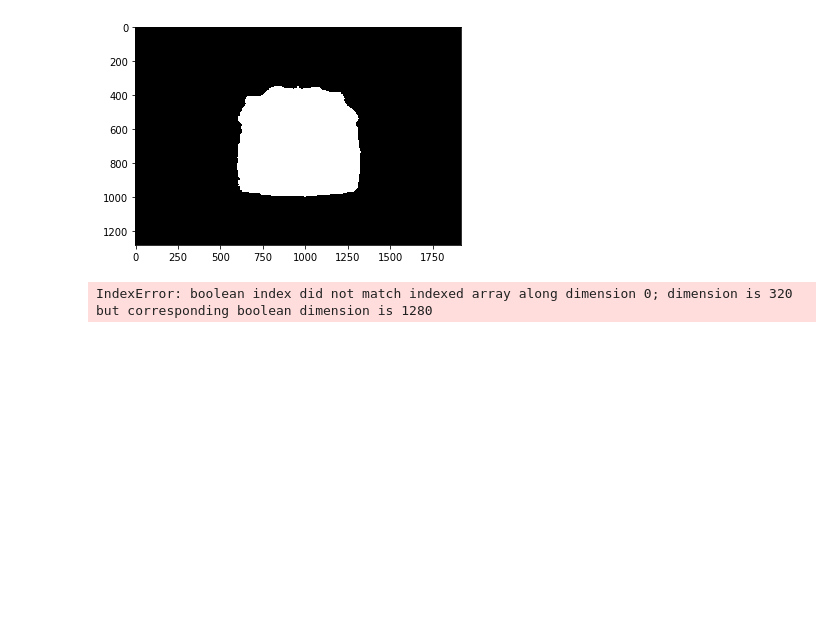
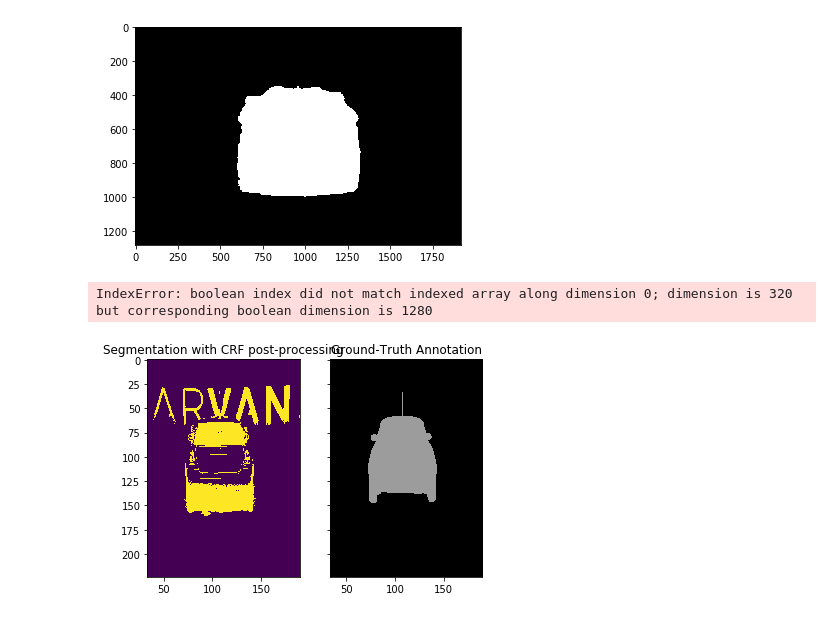
Before and after one commit to soupault/2017_kaggle_carvana, a Jupyter notebook: src/experiments.ipynb, the cells around one changed output. Cells and saved outputs as stored; diff of their text form; code cells hidden in the pictures; blank space fills up the shorter version.

```diff
--- a/src/experiments.ipynb
+++ b/src/experiments.ipynb
@@ -346,3 +344,64 @@ plt.show()
 660625 22
 [figure]
 IndexError: boolean index did not match indexed array along dimension 0; dimension is 320 but corresponding boolean dimension is 1280
+# %%
+# CRF
+import pydensecrf.densecrf as dcrf
+from pydensecrf.utils import (compute_unary,
+                              create_pairwise_bilateral,
+                              create_pairwise_gaussian,
+                              unary_from_softmax,
+                              unary_from_labels)
+
+image = imgs[0]
+
+# `final_probabilities` is a pixel wise softmax output of the DNN
+# `processed_probabilities` is who knows what
+# softmax = final_probabilities.squeeze()
+# softmax = processed_probabilities.transpose((2, 0, 1))
+# masks_pred_bin[0]
+softmax = masks_pred[0]
+softmax_prep = np.dstack((1-softmax, softmax)).transpose((2, 0, 1))
+
+# The input should be the negative of the logarithm of probability values
+unary = unary_from_softmax(softmax_prep)
+unary = np.ascontiguousarray(unary)
+
+d = dcrf.DenseCRF2D(image.shape[0], image.shape[1], 2)
+
+d.setUnaryEnergy(unary)
+
+# This potential penalizes small pieces of segmentation that are
+# spatially isolated -- enforces more spatially consistent segmentations
+feats = create_pairwise_gaussian(sdims=(10, 10), shape=image.shape[:2])
+
+d.addPairwiseEnergy(feats, compat=3,
+                    kernel=dcrf.DIAG_KERNEL,
+                    normalization=dcrf.NORMALIZE_SYMMETRIC)
+
+# This creates the color-dependent features --
+# because the segmentation that we get from CNN are too coarse
+# and we can use local color features to refine them
+feats = create_pairwise_bilateral(sdims=(70, 70), schan=(20, 20, 20),
+                                  img=image, chdim=2)
+
+d.addPairwiseEnergy(feats, compat=10,
+                    kernel=dcrf.DIAG_KERNEL,
+                    normalization=dcrf.NORMALIZE_SYMMETRIC)
+Q = d.inference(40)
+
+res = np.argmax(Q, axis=0).reshape((image.shape[0], image.shape[1]))
+
+cmap = plt.get_cmap('bwr')
+
+f, (ax1, ax2) = plt.subplots(1, 2, sharey=True)
+ax1.imshow(res)
+# ax1.imshow(res, vmax=1.5, vmin=-0.4, cmap=cmap)
+ax1.set_title('Segmentation with CRF post-processing')
+
+# `train_annotation` is a ground truth segmentation mask
+probability_graph = ax2.imshow(np.dstack((masks_true_bin[0],)*3)*100)
+ax2.set_title('Ground-Truth Annotation')
+plt.show()
+# %% [output]
+[figure, added]
```
Also changed, not shown: parts of 8 cells of this notebook, 7 other files.
